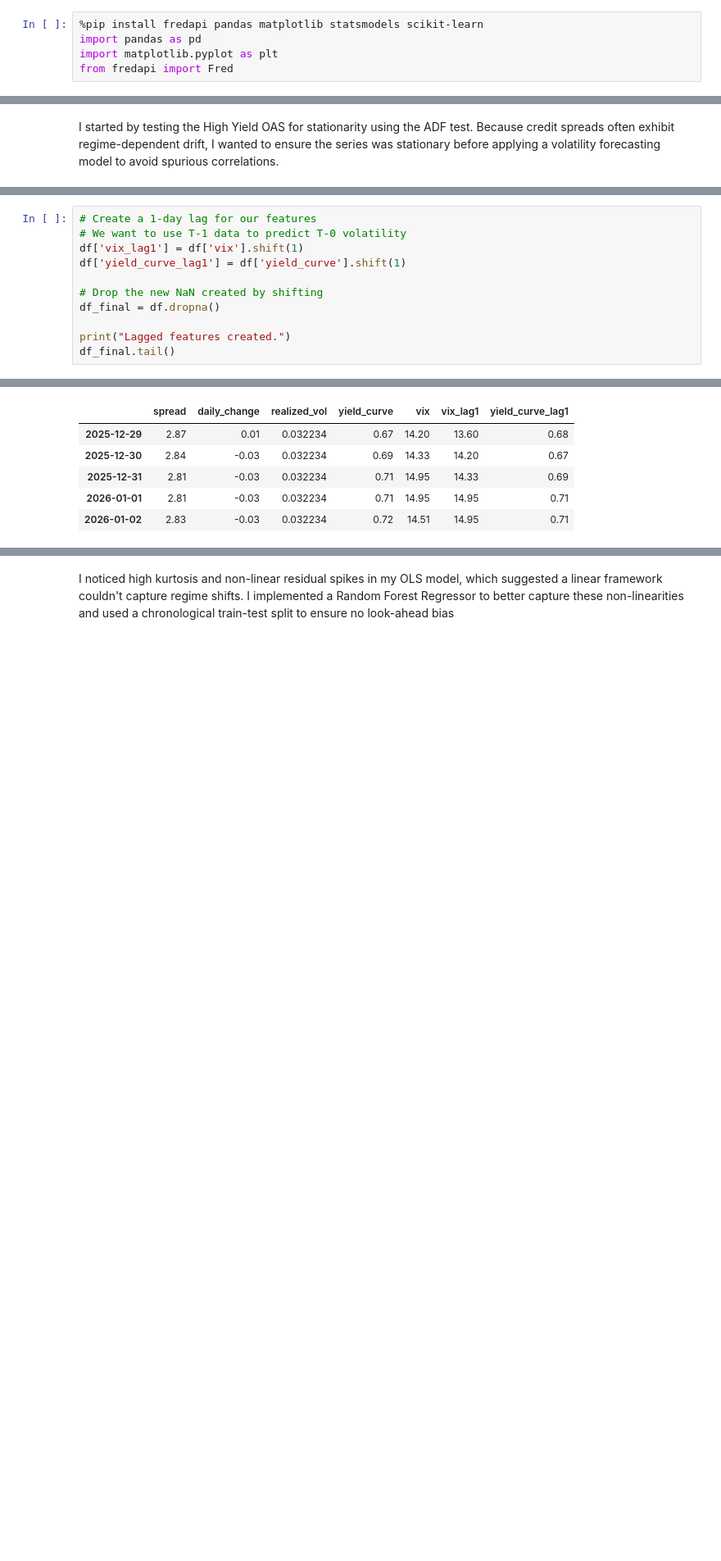
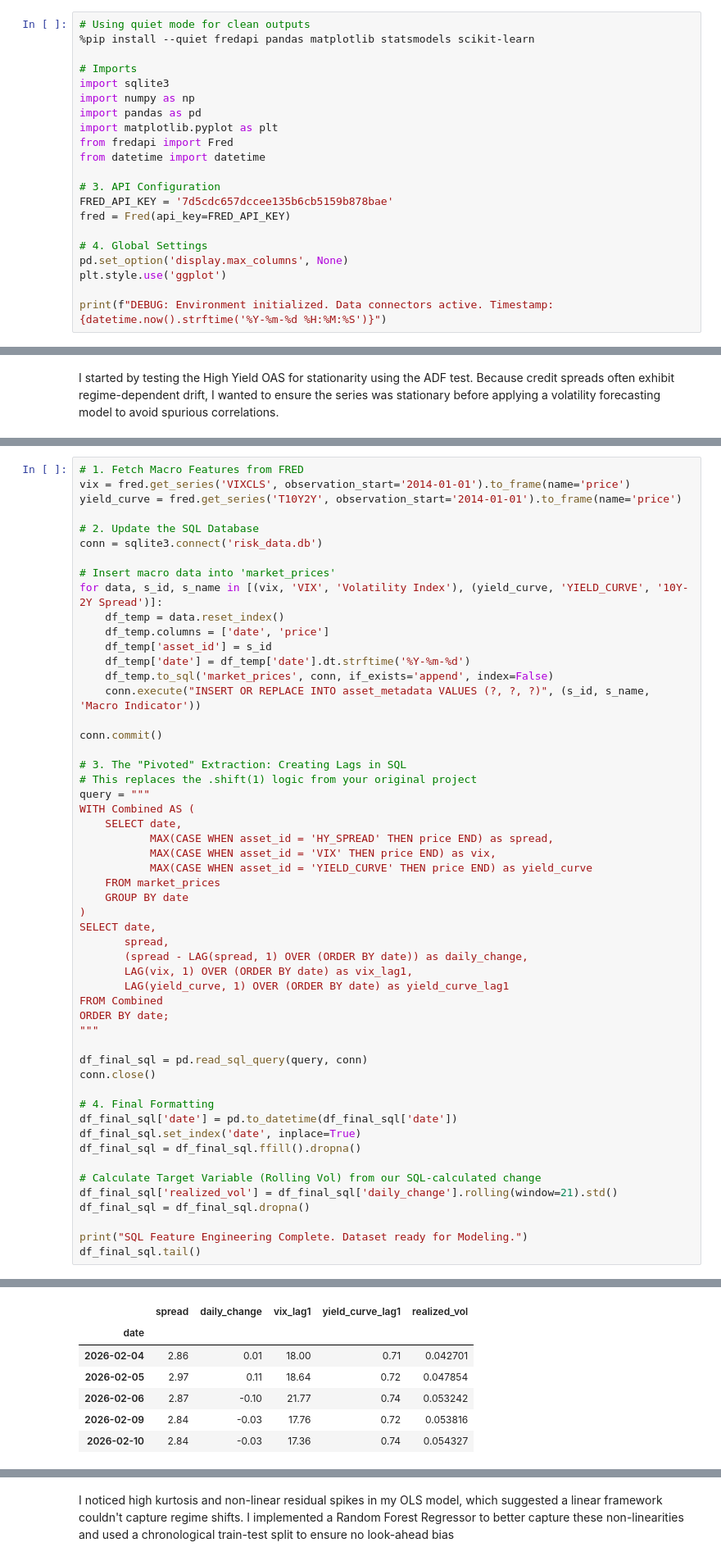
Before and after one commit to jfife-collab/credit-spread-volatility-model, a Jupyter notebook: 01_data_and_eda.ipynb, the cells around one changed output, grey strips where cells are left out. Shown at 82% size. Drawn from its saved outputs; the diff is of its cells as text; blank space fills up the shorter version.

```diff
--- a/01_data_and_eda.ipynb
+++ b/01_data_and_eda.ipynb
@@ -1,6 +1,22 @@
 # %%
-%pip install fredapi pandas matplotlib statsmodels scikit-learn
+# Using quiet mode for clean outputs
+%pip install --quiet fredapi pandas matplotlib statsmodels scikit-learn
+
+# Imports
+import sqlite3
+import numpy as np
 import pandas as pd
 import matplotlib.pyplot as plt
 from fredapi import Fred
+from datetime import datetime
+
+# 3. API Configuration
+FRED_API_KEY = '7d5cdc657dccee135b6cb5159b878bae'
+fred = Fred(api_key=FRED_API_KEY)
+
+# 4. Global Settings
+pd.set_option('display.max_columns', None)
+plt.style.use('ggplot')
+
+print(f"DEBUG: Environment initialized. Data connectors active. Timestamp: {datetime.now().strftime('%Y-%m-%d %H:%M:%S')}")
 # %% [output]
@@ -122,12 +222,54 @@ Features added! Here is your updated dataset:
 # %%
-# Create a 1-day lag for our features
-# We want to use T-1 data to predict T-0 volatility
-df['vix_lag1'] = df['vix'].shift(1)
-df['yield_curve_lag1'] = df['yield_curve'].shift(1)
+# 1. Fetch Macro Features from FRED
+vix = fred.get_series('VIXCLS', observation_start='2014-01-01').to_frame(name='price')
+yield_curve = fred.get_series('T10Y2Y', observation_start='2014-01-01').to_frame(name='price')
 
-# Drop the new NaN created by shifting
-df_final = df.dropna()
+# 2. Update the SQL Database
+conn = sqlite3.connect('risk_data.db')
 
-print("Lagged features created.")
-df_final.tail()
+# Insert macro data into 'market_prices'
+for data, s_id, s_name in [(vix, 'VIX', 'Volatility Index'), (yield_curve, 'YIELD_CURVE', '10Y-2Y Spread')]:
+    df_temp = data.reset_index()
+    df_temp.columns = ['date', 'price']
+    df_temp['asset_id'] = s_id
+    df_temp['date'] = df_temp['date'].dt.strftime('%Y-%m-%d')
+    df_temp.to_sql('market_prices', conn, if_exists='append', index=False)
+    conn.execute("INSERT OR REPLACE INTO asset_metadata VALUES (?, ?, ?)", (s_id, s_name, 'Macro Indicator'))
+
+conn.commit()
+
+# 3. The "Pivoted" Extraction: Creating Lags in SQL
+# This replaces the .shift(1) logic from your original project
+query = """
+WITH Combined AS (
+    SELECT date,
+           MAX(CASE WHEN asset_id = 'HY_SPREAD' THEN price END) as spread,
+           MAX(CASE WHEN asset_id = 'VIX' THEN price END) as vix,
+           MAX(CASE WHEN asset_id = 'YIELD_CURVE' THEN price END) as yield_curve
+    FROM market_prices
+    GROUP BY date
+)
+SELECT date,
+       spread,
+       (spread - LAG(spread, 1) OVER (ORDER BY date)) as daily_change,
+       LAG(vix, 1) OVER (ORDER BY date) as vix_lag1,
+       LAG(yield_curve, 1) OVER (ORDER BY date) as yield_curve_lag1
+FROM Combined
+ORDER BY date;
+"""
+
+df_final_sql = pd.read_sql_query(query, conn)
+conn.close()
+
+# 4. Final Formatting
+df_final_sql['date'] = pd.to_datetime(df_final_sql['date'])
+df_final_sql.set_index('date', inplace=True)
+df_final_sql = df_final_sql.ffill().dropna()
+
+# Calculate Target Variable (Rolling Vol) from our SQL-calculated change
+df_final_sql['realized_vol'] = df_final_sql['daily_change'].rolling(window=21).std()
+df_final_sql = df_final_sql.dropna()
+
+print("SQL Feature Engineering Complete. Dataset ready for Modeling.")
+df_final_sql.tail()
 # %% [output]
@@ -135,6 +277,7 @@ Lagged features created.
-|  | spread | daily_change | realized_vol | yield_curve | vix | vix_lag1 | yield_curve_lag1 |
-| 2025-12-29 | 2.87 | 0.01 | 0.032234 | 0.67 | 14.20 | 13.60 | 0.68 |
-| 2025-12-30 | 2.84 | -0.03 | 0.032234 | 0.69 | 14.33 | 14.20 | 0.67 |
-| 2025-12-31 | 2.81 | -0.03 | 0.032234 | 0.71 | 14.95 | 14.33 | 0.69 |
-| 2026-01-01 | 2.81 | -0.03 | 0.032234 | 0.71 | 14.95 | 14.95 | 0.71 |
-| 2026-01-02 | 2.83 | -0.03 | 0.032234 | 0.72 | 14.51 | 14.95 | 0.71 |
+|  | spread | daily_change | vix_lag1 | yield_curve_lag1 | realized_vol |
+| date |  |  |  |  |  |
+| 2026-02-04 | 2.86 | 0.01 | 18.00 | 0.71 | 0.042701 |
+| 2026-02-05 | 2.97 | 0.11 | 18.64 | 0.72 | 0.047854 |
+| 2026-02-06 | 2.87 | -0.10 | 21.77 | 0.74 | 0.053242 |
+| 2026-02-09 | 2.84 | -0.03 | 17.76 | 0.72 | 0.053816 |
+| 2026-02-10 | 2.84 | -0.03 | 17.36 | 0.74 | 0.054327 |
```
Also changed, not shown: parts of 18 cells of this notebook, 2 other files.
